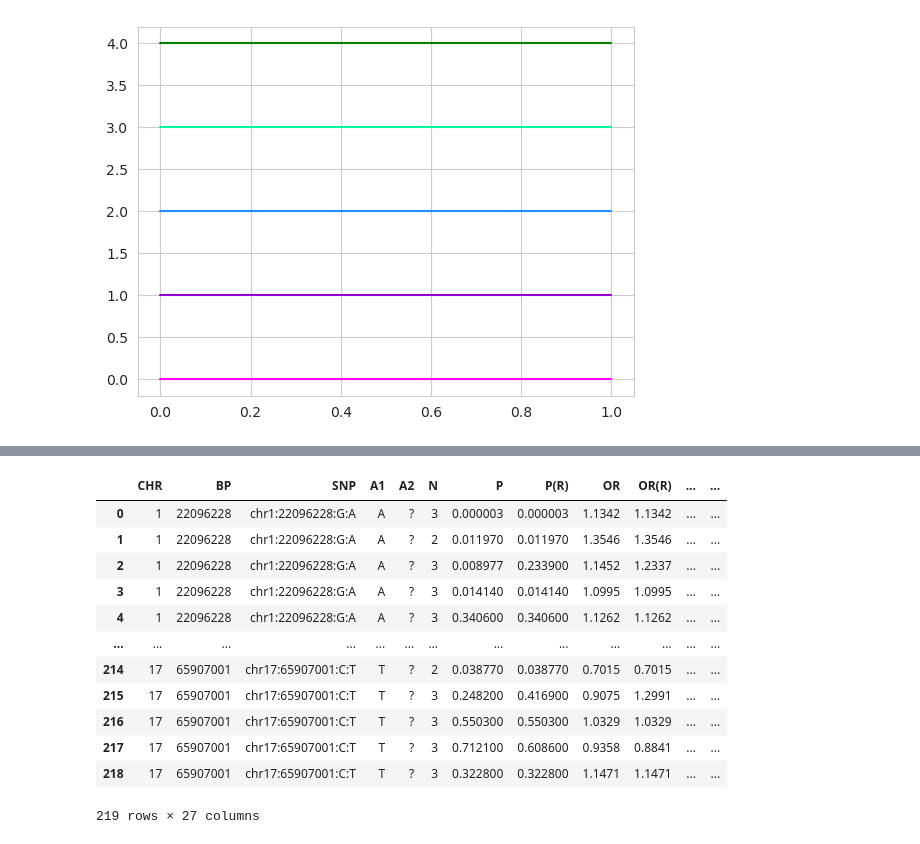
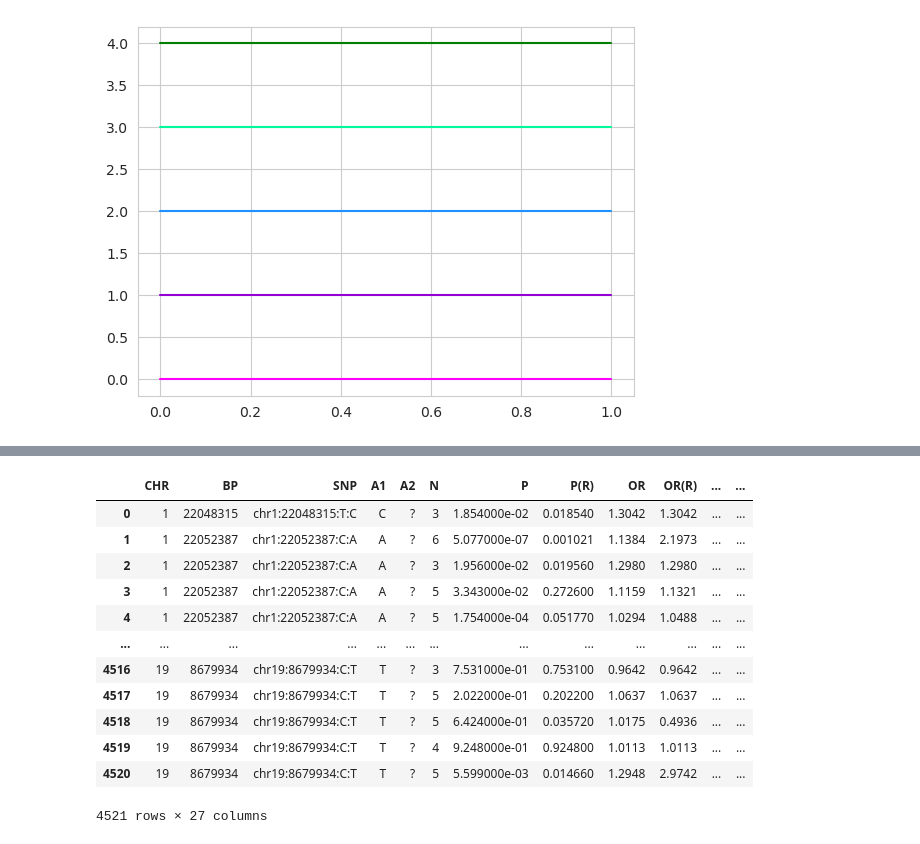
Before and after one commit to Setia-Verma-Lab/endometriosis_subtyping, a Jupyter notebook: Cluster_Heterogeneity/Test_Cluster_Heterogeneity.ipynb, the cells around one changed output, grey strips where cells are left out. Saved outputs shown, nothing was run; the diff lists cells and outputs as text; code cells hidden in the pictures.

```diff
--- a/Cluster_Heterogeneity/Test_Cluster_Heterogeneity.ipynb
+++ b/Cluster_Heterogeneity/Test_Cluster_Heterogeneity.ipynb
@@ -31,12 +31,19 @@ new_cmap2 = mpl.colors.ListedColormap(colors2)
 # %%
 os.chdir('/project/ssverma_shared/projects/Endometriosis/Endo_Subtyping_Heterogeneity/Cluster_Heterogeneity/')
 # %%
-rahmioglu_b38 = pd.read_table('Rahmioglu_loci_b38.bed', index_col=3, header=None)
+rahmioglu_b38 = pd.read_table('../Locus_Extraction/Rahmioglu_snps_b38.bed', index_col=3, header=None)
+rahmioglu_b38 = rahmioglu_b38.rename({'rs7334326': 'rs9568405'})
+rahmioglu_b38.loc['rs9568405', 1] = 50405519
 rahmioglu = pd.read_csv('Rahmioglu_processed_signals.csv', index_col='Lead SNP').rename(columns={'Unnamed: 0': 'Signal'})
-rahmioglu[['START', 'STOP']] = rahmioglu_b38.loc[rahmioglu.index.intersection(rahmioglu_b38.index), [1, 2]]
-rahmioglu['Position (b38)'] = rahmioglu[['START', 'STOP']].mean(axis=1)
-rahmioglu = rahmioglu[rahmioglu['Chr'] != 'X']
+rahmioglu = rahmioglu.rename({'rs7334326': 'rs9568405'})
+
+rahmioglu['Position (b38)'] = rahmioglu_b38.loc[rahmioglu.index.intersection(rahmioglu_b38.index), 1]
+rahmioglu['START'] = rahmioglu['Position (b38)'] - 5E4
+rahmioglu['STOP'] = rahmioglu['Position (b38)'] + 5E4
+rahmioglu = rahmioglu[~rahmioglu['Chr'].isin(['X'])]
 rahmioglu['Chr'] = rahmioglu['Chr'].astype(int)
+
+rahmioglu[['Chr', 'Position (b38)', 'START', 'STOP']] = rahmioglu[['Chr', 'Position (b38)', 'START', 'STOP']].astype(float)
 rahmioglu
 # %% [output]
 |  | Signal | Chr | Position (hg19) | Overall_OR | Overall_P | EUR_RAF | EUR_OR | EUR_P | JPT_RAF | ... |
@@ -70,44 +77,54 @@ phenos = ['endometriosis',
 # %%
 dfs = []
 for p in phenos:
     f = f'Meta_Output/{p}.{meta_group}.PLINK.meta'
     temp = pd.read_table(f, sep='\s+', nrows=None)
-    temp = temp[temp['BP'].isin(rahmioglu['Position (b38)'])]
     temp['PHENO'] = p
     dfs.append(temp)
 
 df = pd.concat(dfs)
 df[['CHR', 'POS', 'REF', 'ALT']] = df['SNP'].str.replace('chr', '').str.split(':', expand=True)
 df[['CHR', 'POS']] = df[['CHR', 'POS']].astype(int)
 
-df['Signal_RSID'] = df[['CHR', 'POS']].apply(lambda x: (rahmioglu[(rahmioglu['Chr'] == x['CHR']) &
-                                              (rahmioglu['START'] < x['POS']) &
-                                              (rahmioglu['STOP'] > x['POS'])].index[0]), axis=1)
+def get_chr_pos_signal(x):
+    keep_index = rahmioglu[(rahmioglu['Chr'] == x['CHR']) &
+                           (rahmioglu['START'] < x['POS']) &
+                           (rahmioglu['STOP'] > x['POS'])].index
+    if len(keep_index) == 0:
+        return np.nan
+    else:
+        return keep_index[0]
+
+df['Signal_RSID'] = df[['CHR', 'POS']].apply(lambda x: get_chr_pos_signal(x), axis=1)
+
+p_col, or_col = 'P(R)', 'OR(R)'
+p_col, or_col = 'P', 'OR'
+
 df['Signal'] = rahmioglu.loc[df['Signal_RSID'], 'Signal'].values
-df['LOGP'] = -np.log10(df['P'])
+df['LOGP'] = -np.log10(df[p_col])
 df = df.sort_values(by=['CHR', 'POS']).reset_index(drop=True)
-df['Direction'] = np.sign(df['OR'] - 1)
-df['Z'] = df['Direction'] * np.abs(norm.ppf(df['P'] / 2))
-df['BETA'] = np.log(df['OR'])
+df['Direction'] = np.sign(df[or_col] - 1)
+df['Z'] = df['Direction'] * np.abs(norm.ppf(df[p_col] / 2))
+df['BETA'] = np.log(df[or_col])
 df['SE'] = df['BETA'] / df['Z']
 df['CI_L'] = df['BETA'] - 1.96 * df['SE']
 df['CI_U'] = df['BETA'] + 1.96 * df['SE']
 
 df['CI_OR_L'] = np.exp(df['CI_L'])
 df['CI_OR_U'] = np.exp(df['CI_U'])
 
 df
 # %% [output]
 |  | CHR | BP | SNP | A1 | A2 | N | P | P(R) | OR | OR(R) | ... | ... |
-| 0 | 1 | 22096228 | chr1:22096228:G:A | A | ? | 3 | 0.000003 | 0.000003 | 1.1342 | 1.1342 | ... | ... |
-| 1 | 1 | 22096228 | chr1:22096228:G:A | A | ? | 2 | 0.011970 | 0.011970 | 1.3546 | 1.3546 | ... | ... |
-| 2 | 1 | 22096228 | chr1:22096228:G:A | A | ? | 3 | 0.008977 | 0.233900 | 1.1452 | 1.2337 | ... | ... |
-| 3 | 1 | 22096228 | chr1:22096228:G:A | A | ? | 3 | 0.014140 | 0.014140 | 1.0995 | 1.0995 | ... | ... |
-| 4 | 1 | 22096228 | chr1:22096228:G:A | A | ? | 3 | 0.340600 | 0.340600 | 1.1262 | 1.1262 | ... | ... |
+| 0 | 1 | 22048315 | chr1:22048315:T:C | C | ? | 3 | 1.854000e-02 | 0.018540 | 1.3042 | 1.3042 | ... | ... |
+| 1 | 1 | 22052387 | chr1:22052387:C:A | A | ? | 6 | 5.077000e-07 | 0.001021 | 1.1384 | 2.1973 | ... | ... |
+| 2 | 1 | 22052387 | chr1:22052387:C:A | A | ? | 3 | 1.956000e-02 | 0.019560 | 1.2980 | 1.2980 | ... | ... |
+| 3 | 1 | 22052387 | chr1:22052387:C:A | A | ? | 5 | 3.343000e-02 | 0.272600 | 1.1159 | 1.1321 | ... | ... |
+| 4 | 1 | 22052387 | chr1:22052387:C:A | A | ? | 5 | 1.754000e-04 | 0.051770 | 1.0294 | 1.0488 | ... | ... |
 | ... | ... | ... | ... | ... | ... | ... | ... | ... | ... | ... | ... | ... |
-| 214 | 17 | 65907001 | chr17:65907001:C:T | T | ? | 2 | 0.038770 | 0.038770 | 0.7015 | 0.7015 | ... | ... |
-| 215 | 17 | 65907001 | chr17:65907001:C:T | T | ? | 3 | 0.248200 | 0.416900 | 0.9075 | 1.2991 | ... | ... |
-| 216 | 17 | 65907001 | chr17:65907001:C:T | T | ? | 3 | 0.550300 | 0.550300 | 1.0329 | 1.0329 | ... | ... |
-| 217 | 17 | 65907001 | chr17:65907001:C:T | T | ? | 3 | 0.712100 | 0.608600 | 0.9358 | 0.8841 | ... | ... |
-| 218 | 17 | 65907001 | chr17:65907001:C:T | T | ? | 3 | 0.322800 | 0.322800 | 1.1471 | 1.1471 | ... | ... |
+| 4516 | 19 | 8679934 | chr19:8679934:C:T | T | ? | 3 | 7.531000e-01 | 0.753100 | 0.9642 | 0.9642 | ... | ... |
+| 4517 | 19 | 8679934 | chr19:8679934:C:T | T | ? | 5 | 2.022000e-01 | 0.202200 | 1.0637 | 1.0637 | ... | ... |
+| 4518 | 19 | 8679934 | chr19:8679934:C:T | T | ? | 5 | 6.424000e-01 | 0.035720 | 1.0175 | 0.4936 | ... | ... |
+| 4519 | 19 | 8679934 | chr19:8679934:C:T | T | ? | 4 | 9.248000e-01 | 0.924800 | 1.0113 | 1.0113 | ... | ... |
+| 4520 | 19 | 8679934 | chr19:8679934:C:T | T | ? | 5 | 5.599000e-03 | 0.014660 | 1.2948 | 2.9742 | ... | ... |
-219 rows × 27 columns
+4521 rows × 27 columns
```
Also changed, not shown: parts of 10 cells of this notebook, 8 other files.
